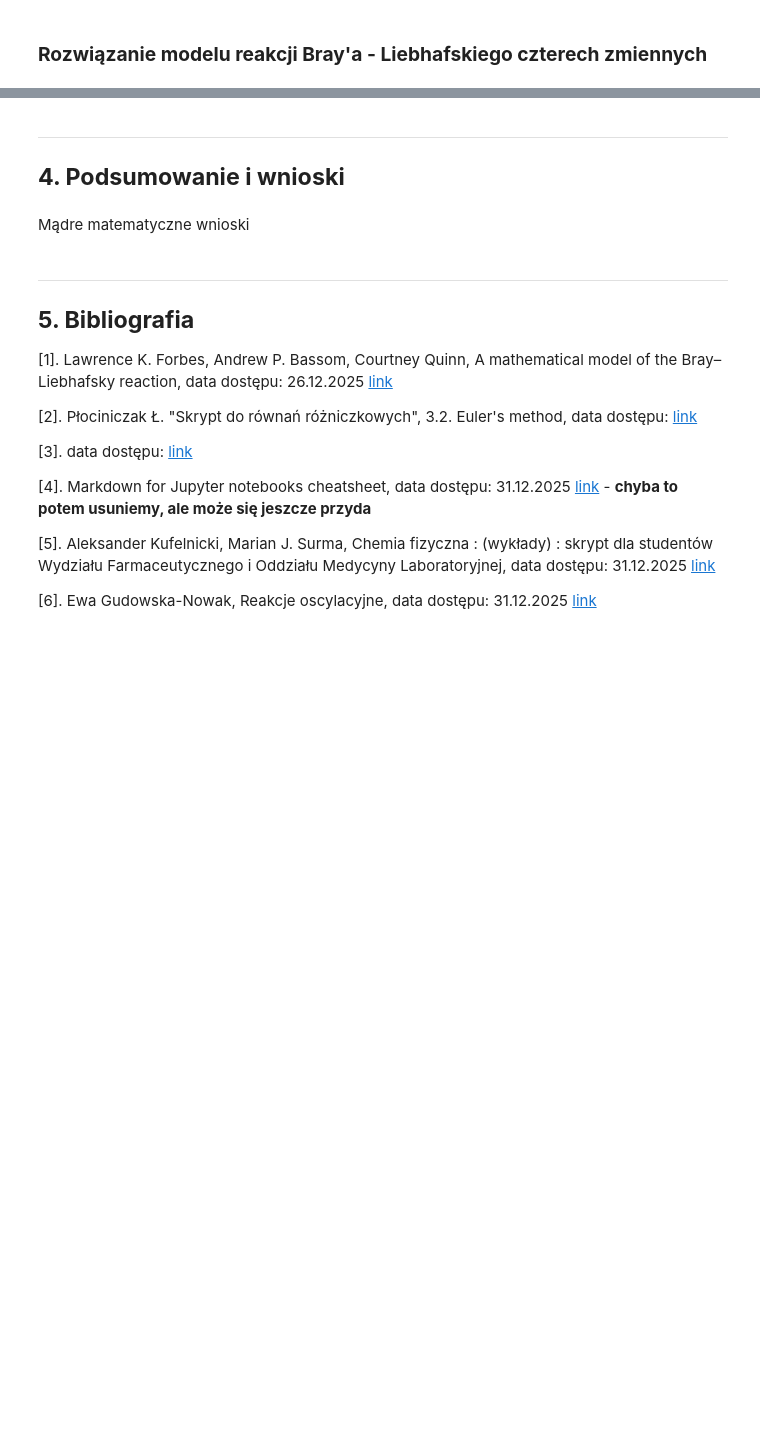
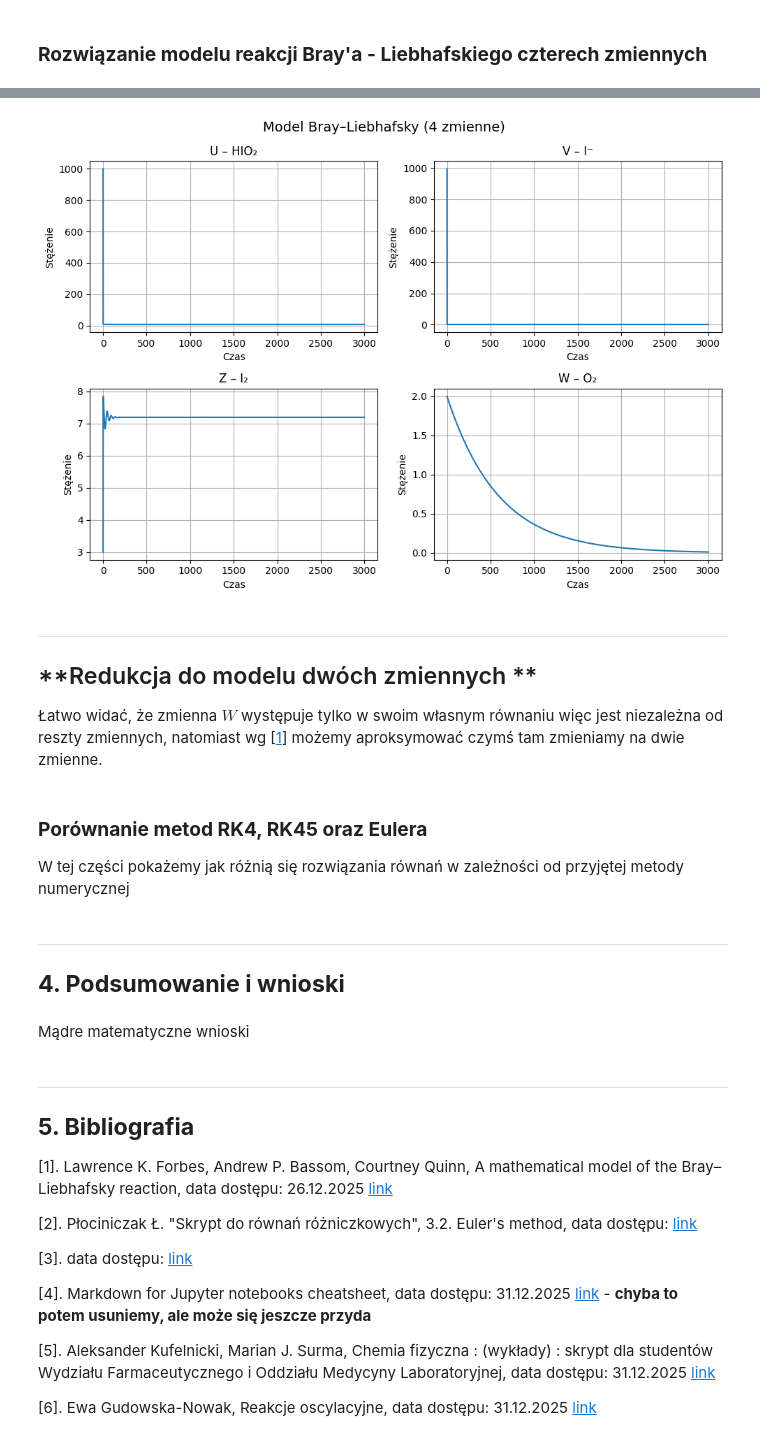
Before and after one commit to Karol-Garbaczewski/Kinetyka-Chemiczna---reakcja-Braya-Liebhafski-ego, a Jupyter notebook: main.ipynb, the cells around one changed output, grey strips where cells are left out. Drawn from its saved outputs; the diff is of its cells as text; code cells hidden in the pictures; blank space fills up the shorter version.

Commit message:
dodany opis do rk45 i pełna implementacja numeryki dla modelu 4 zmiennych

```diff
--- a/main.ipynb
+++ b/main.ipynb
@@ -224,6 +235,17 @@ if __name__ == "__main__":
+# %%
+bl_model(U0, V0, Z0, W0, R1, R2, 1, R4, R5, R6, R7)
+# %% [output]
+[figure, added]
 # %% [markdown]
 ***
-## **4. Podsumowanie i wnioski**
+## **Redukcja do modelu dwóch zmiennych **
+Łatwo widać, że zmienna $W$ występuje tylko w swoim własnym równaniu więc jest niezależna od reszty zmiennych, natomiast wg [[1](#ref1)] możemy aproksymować czymś tam zmieniamy na dwie zmienne.
+# %% [markdown]
+### **Porównanie metod RK4, RK45 oraz Eulera**
+W tej części pokażemy jak różnią się rozwiązania równań w zależności od przyjętej metody numerycznej
+# %% [markdown]
+***
+## **4. Podsumowanie i wnioski**
 # %% [markdown]
 Mądre matematyczne wnioski
 # %% [markdown]
```
Also changed, not shown: parts of 7 cells of this notebook, 1 other file.
